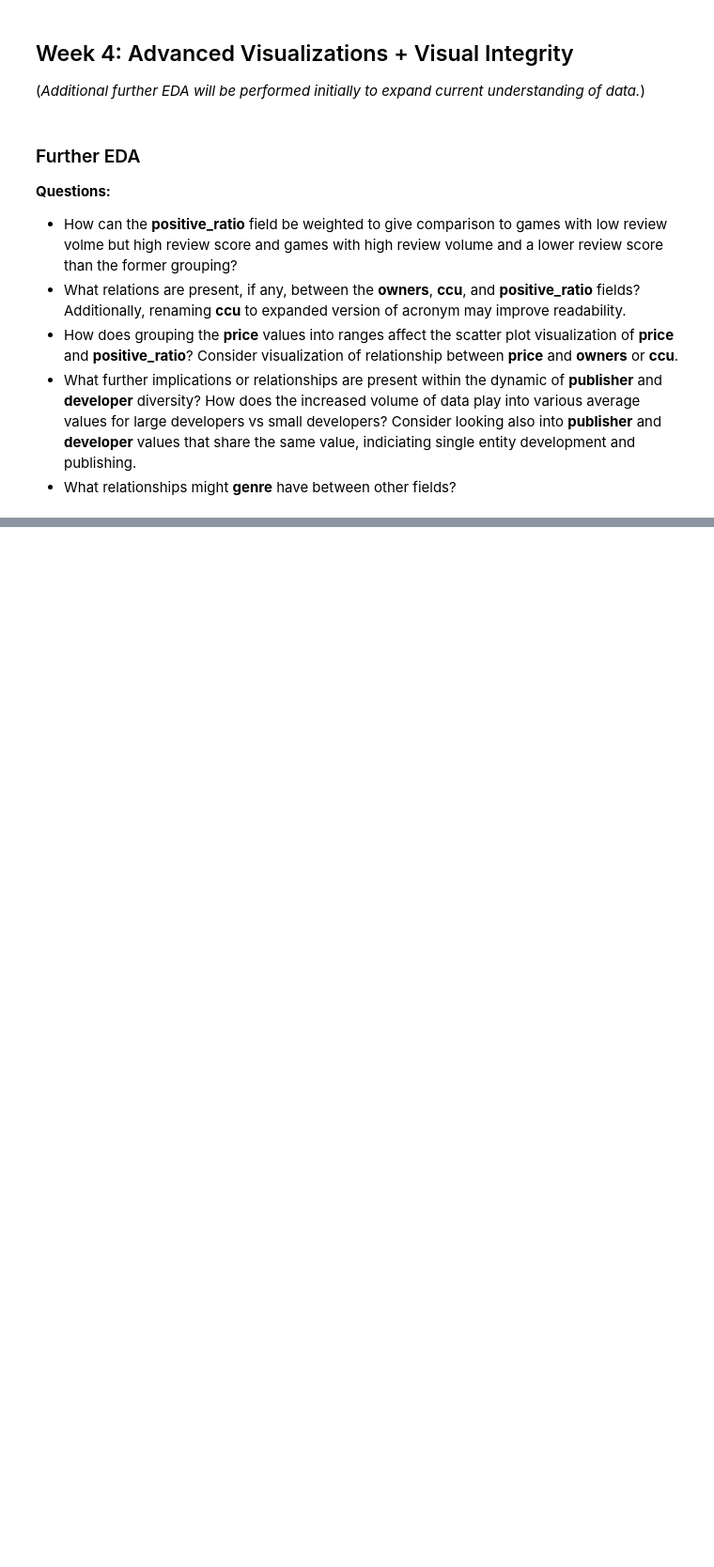
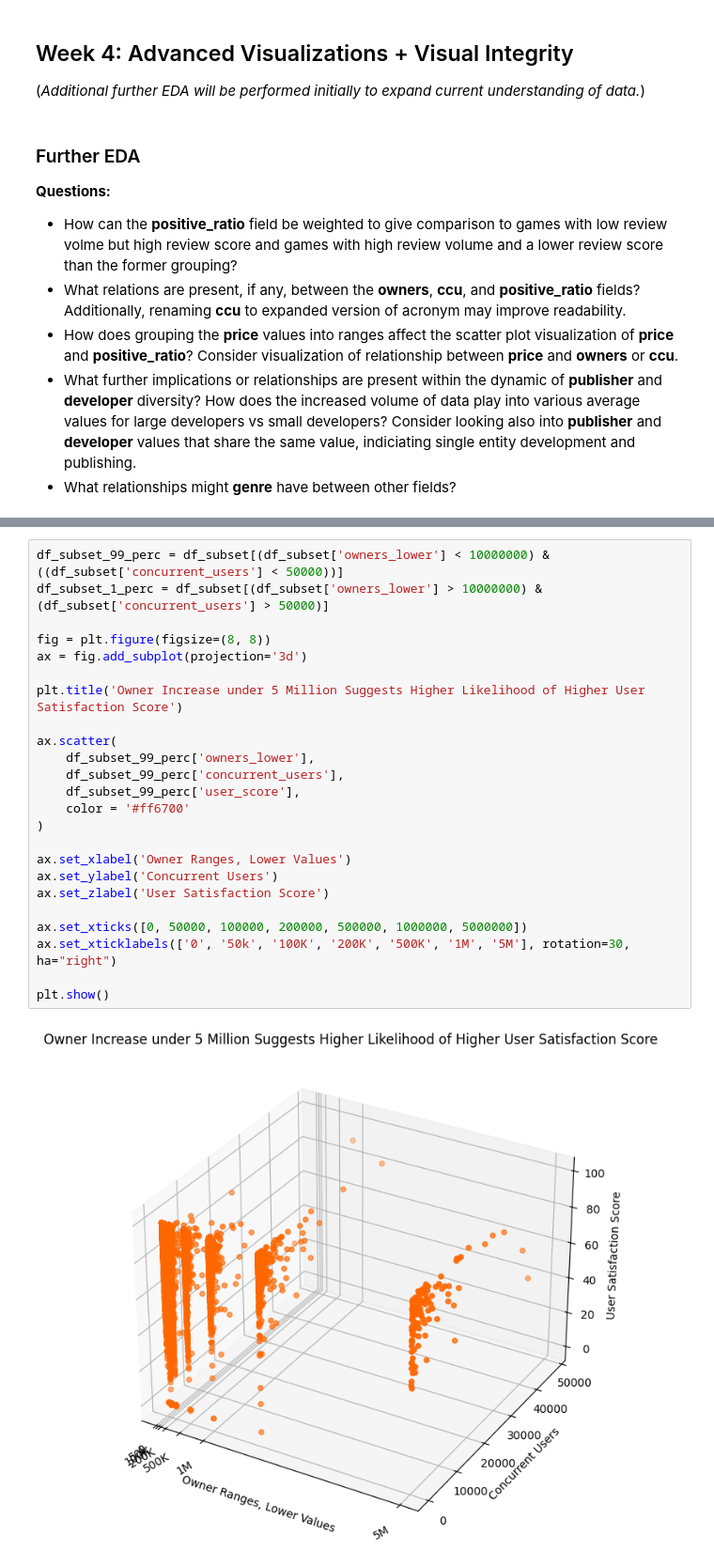
Before and after one commit to Chr-Dennis/exploring-steam-games-performance-and-review-statistics, a Jupyter notebook: notebooks/keystone.ipynb, the cells around one changed output, grey strips where cells are left out. Shown at 94% size. Drawn from its saved outputs; the diff is of its cells as text; blank space fills up the shorter version.

```diff
--- a/notebooks/keystone.ipynb
+++ b/notebooks/keystone.ipynb
@@ -588,0 +708,26 @@ Publisher volume and correlation patterns have been noted, but the more interest
+# %%
+df_subset_99_perc = df_subset[(df_subset['owners_lower'] < 10000000) & ((df_subset['concurrent_users'] < 50000))]
+df_subset_1_perc = df_subset[(df_subset['owners_lower'] > 10000000) & (df_subset['concurrent_users'] > 50000)]
+
+fig = plt.figure(figsize=(8, 8))
+ax = fig.add_subplot(projection='3d')
+
+plt.title('Owner Increase under 5 Million Suggests Higher Likelihood of Higher User Satisfaction Score')
+
+ax.scatter(
+    df_subset_99_perc['owners_lower'],
+    df_subset_99_perc['concurrent_users'],
+    df_subset_99_perc['user_score'],
+    color = '#ff6700'
+)
+
+ax.set_xlabel('Owner Ranges, Lower Values')
+ax.set_ylabel('Concurrent Users')
+ax.set_zlabel('User Satisfaction Score')
+
+ax.set_xticks([0, 50000, 100000, 200000, 500000, 1000000, 5000000])
+ax.set_xticklabels(['0', '50k', '100K', '200K', '500K', '1M', '5M'], rotation=30, ha="right")
+
+plt.show()
+# %% [output]
+[figure, added]
```
Also changed, not shown: parts of 24 cells of this notebook.
